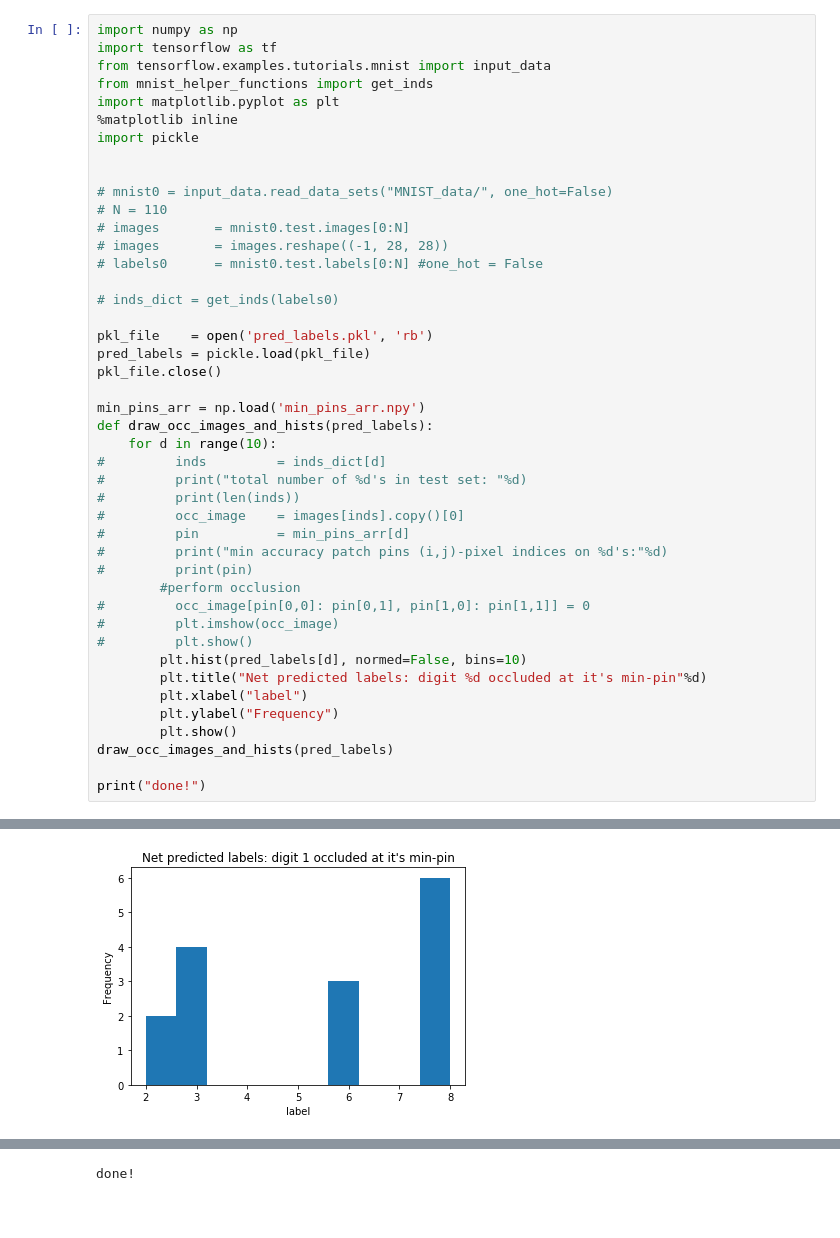
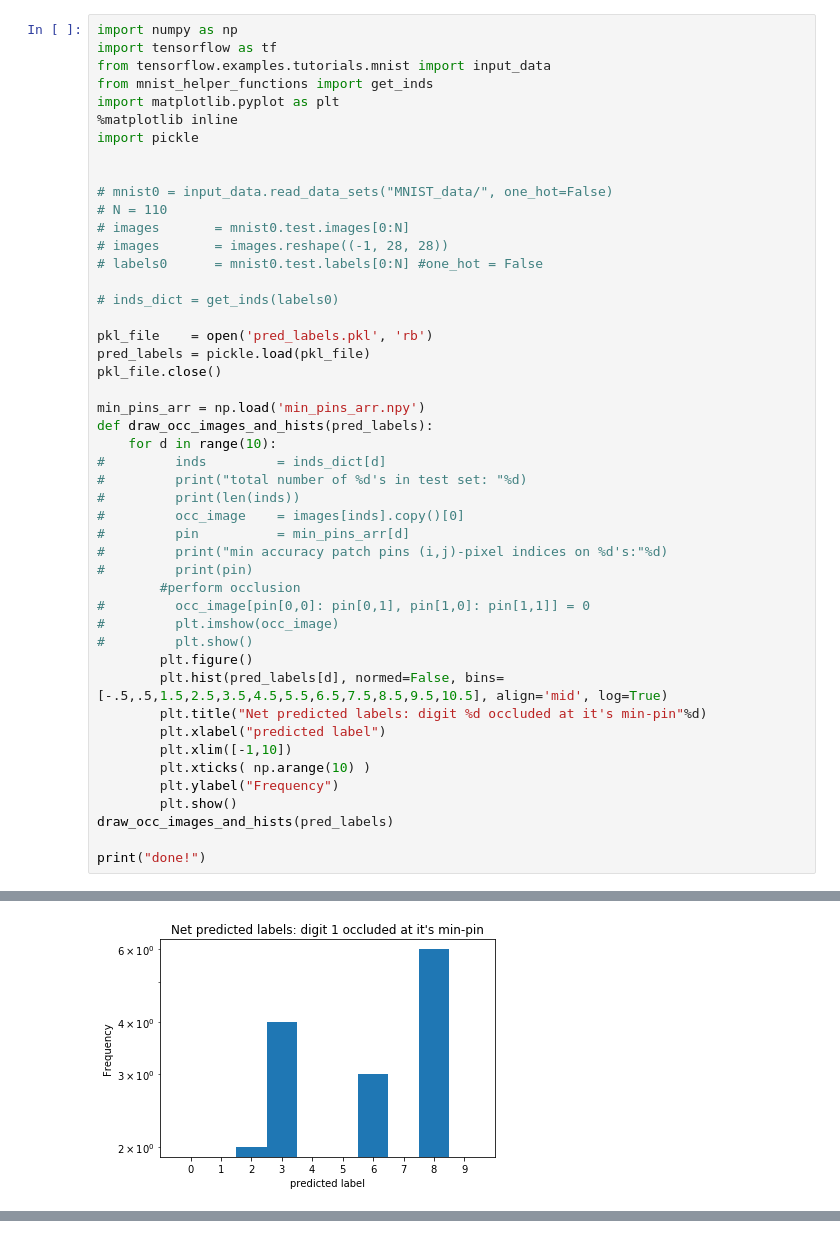
Before and after one commit to aernesto/FinalProjectRice, a Jupyter notebook: last_code/histograms.ipynb, the cells around one changed output, grey strips where cells are left out. Saved outputs shown, nothing was run; the diff lists cells and outputs as text; blank space fills up the shorter version.

```diff
--- a/last_code/histograms.ipynb
+++ b/last_code/histograms.ipynb
@@ -34,9 +34,12 @@ def draw_occ_images_and_hists(pred_labels):
 #         occ_image[pin[0,0]: pin[0,1], pin[1,0]: pin[1,1]] = 0
 #         plt.imshow(occ_image)
 #         plt.show()
-        plt.hist(pred_labels[d], normed=False, bins=10)
+        plt.figure()
+        plt.hist(pred_labels[d], normed=False, bins=[-.5,.5,1.5,2.5,3.5,4.5,5.5,6.5,7.5,8.5,9.5,10.5], align='mid', log=True)
         plt.title("Net predicted labels: digit %d occluded at it's min-pin"%d)
-        plt.xlabel("label")
+        plt.xlabel("predicted label")
+        plt.xlim([-1,10])
+        plt.xticks( np.arange(10) )
         plt.ylabel("Frequency")
         plt.show()
 draw_occ_images_and_hists(pred_labels)
@@ -47 +50 @@ print("done!")
-[figure, old version]
+[figure, new version]
@@ -56 +61,0 @@ print("done!")
-done!
```
Also changed, not shown: parts of 3 cells of this notebook.
